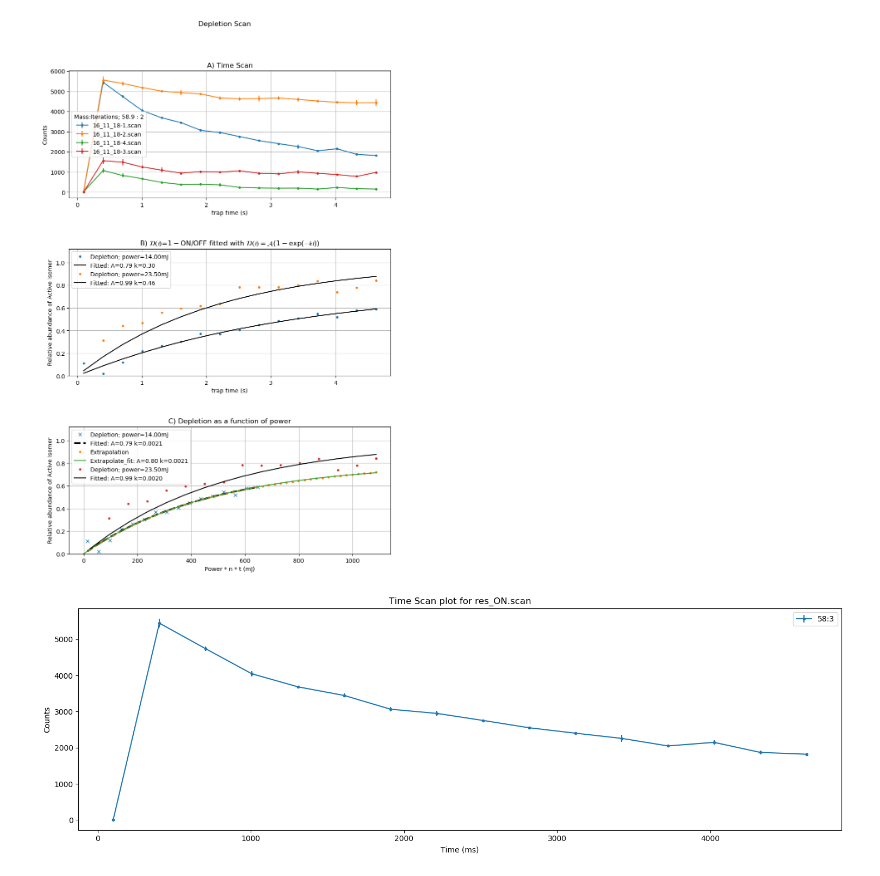
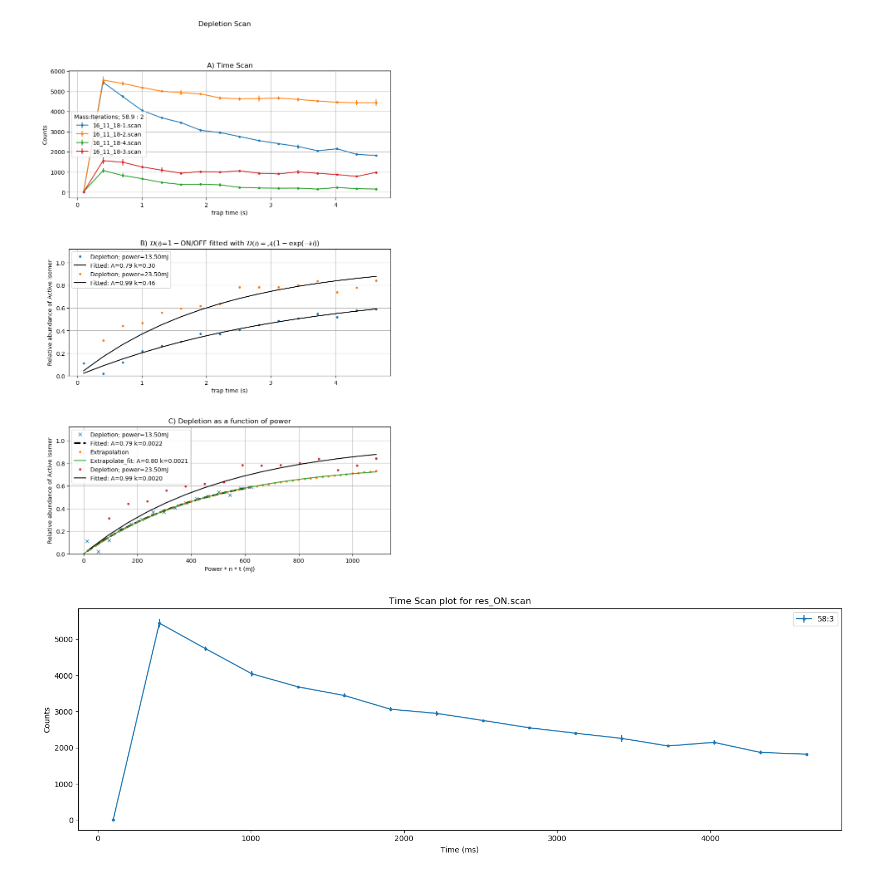
Before and after one commit to aravindhnivas/FELion-Spectrum-Analyser, a Jupyter notebook: testing/depletion_timescan.ipynb, the cells around one changed output. Saved outputs shown, nothing was run; the diff lists cells and outputs as text; code cells hidden in the pictures.

```diff
--- a/testing/depletion_timescan.ipynb
+++ b/testing/depletion_timescan.ipynb
@@ -67,18 +66,17 @@ location = r'D:\FELion-Spectrum-Analyser\testing\_datas'
 save = False
 show = True
 # %%
-def depletionPlot(files, location, save, show):
+def depletionPlot(files, location, save, show, power_values):
+    power_values = np.array(power_values)
     os.chdir(location)
 
     plt.rcParams['figure.figsize'] = (10,15)
     plt.rcParams['figure.dpi'] = 100
-
     fig, axs = plt.subplots(3)
 
     graph = {}
-    for i, j in enumerate(axs.flat):
-        graph['%i'%i] = j
-
+    for i, ax in enumerate(axs.flat):
+        graph['%i'%i] = ax
 
     plt.subplots_adjust(top=0.9, hspace=0.4)
     plt.suptitle('Depletion Scan' ,fontsize=12)
@@ -94,7 +92,6 @@ def depletionPlot(files, location, save, show):
 
         full.append(y)
 
-    power_values = np.array([14, 23.5])
     time = np.array(time)
 
     interp_range = time.max()*power_values.max()*10
@@ -135,35 +132,35 @@ def depletionPlot(files, location, save, show):
 
     graph['0'].set_ylabel('Counts')
     graph['0'].legend(title='Mass:Iterations; %s : %s'%(mass[0], iterations[0]))
     graph['0'].set_xlabel('trap time (s)')
     graph['0'].set_title('A) Time Scan')
 
     graph['1'].set_ylim(ymin=0)
     graph['1'].set_xlabel('trap time (s)')
     graph['1'].set_ylabel('Relative abundance of Active Isomer')
     graph['1'].legend()
     graph['1'].set_title(r'B) $\mathcal{D(t)}$=$1-$ON/OFF fitted with $\mathcal{D(t)}=\mathcal{A}(1-\exp(\mathcal{-kt}))$')
 
     graph['2'].set_ylim(ymin=0)
     graph['2'].legend()
     graph['2'].set_xlabel('Power * n * t (mJ)')
     graph['2'].set_ylabel('Relative abundance of Active Isomer')
     graph['2'].set_title('C) Depletion as a function of power')
 
     for ax in axs.flat:
         ax.grid(True)
 
     if save: plt.savefig('depletion.png')
     if show: plt.show()
     plt.tight_layout()
     plt.close()
 
 files = ['16_11_18-4.scan', '16_11_18-3.scan']
 files1 = ['16_11_18-1.scan', '16_11_18-2.scan', '16_11_18-4.scan', '16_11_18-3.scan']
 files2 = ['16_11_18-1.scan', '16_11_18-2.scan']
-depletionPlot(files1, location, save, show)
+depletionPlot(files1, location, save, show, power_values=(13.5, 23.5))
 # %% [output]
-[figure, old version]
+[figure, new version]
 # %%
 timescanplot('res_ON.scan', location, save, show)
 timescanplot('res_OFF.scan', location, save, show)
```
Also changed, not shown: parts of 1 cell of this notebook.
